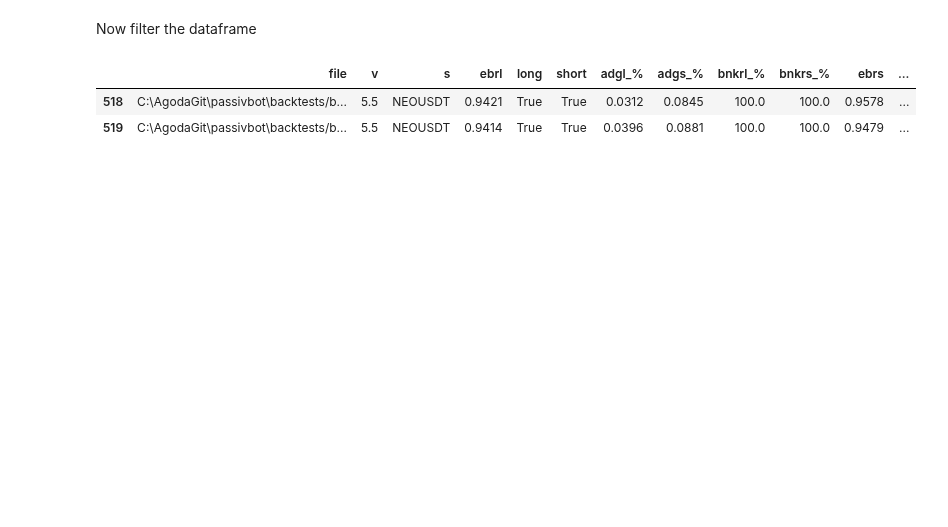
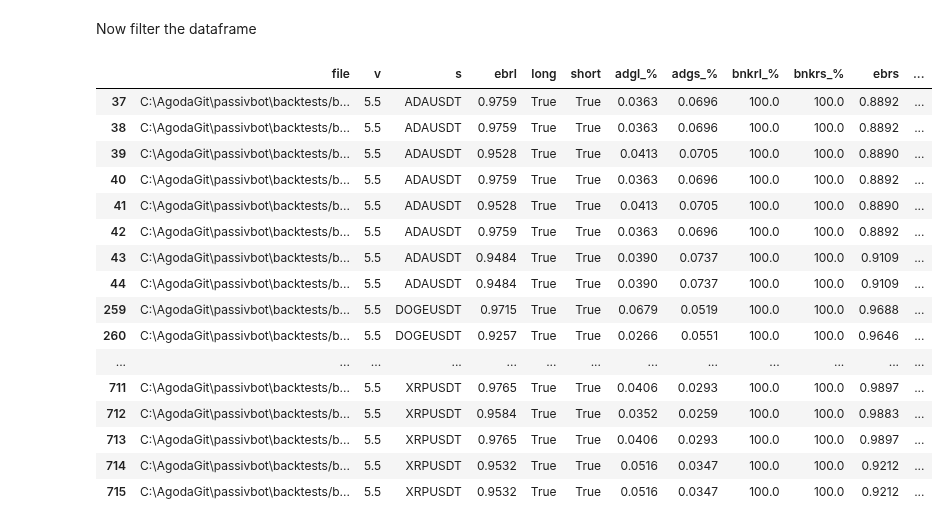
Before and after one commit to shroukkhan/passivbot, a Jupyter notebook: analyze_result.ipynb, the cells around one changed output. Saved outputs shown, nothing was run; the diff lists cells and outputs as text; code cells hidden in the pictures; blank space fills up the shorter version.

```diff
--- a/analyze_result.ipynb
+++ b/analyze_result.ipynb
@@ -81,37 +81,59 @@ allowed_symbols = ["ETHUSDT", "XRPUSDT", "1000SHIBUSDT", "DOGEUSDT", "ADAUSDT",
                    "ONEUSDT", "OMGUSDT", "XLMUSDT", "RUNEUSDT", "ENJUSDT",
                    "CELRUSDT", "SXPUSDT", "1INCHUSDT", "SRMUSDT", "COTIUSDT",
                    "ZECUSDT", "QTUMUSDT", "GRTUSDT", "DENTUSDT", "SFPUSDT",
                    "STORJUSDT", "IOTAUSDT", "HOTUSDT", "NEOUSDT", "COMPUSDT",
                    "LINAUSDT", "KAVAUSDT", "BATUSDT", "WAVESUSDT", "IOSTUSDT",
                    "ALPHAUSDT", "RLCUSDT", "HBARUSDT", "DODOUSDT", "XMRUSDT",
                    "SNXUSDT", "ANKRUSDT", "DASHUSDT", "REEFUSDT", "ZENUSDT",
                    "CVCUSDT", "RENUSDT", "ICXUSDT", "RSRUSDT", "SKLUSDT",
                    "NKNUSDT", "BELUSDT", "ONTUSDT", "OGNUSDT", "BLZUSDT",
                    "MTLUSDT", "CTKUSDT", "RVNUSDT", "LITUSDT", "MKRUSDT",
                    "OCEANUSDT", "ZILUSDT", "UNFIUSDT", "BANDUSDT", "YFIIUSDT",
                    "TOMOUSDT", "TRBUSDT", "KNCUSDT", "STMXUSDT", "ZRXUSDT",
                    "SCUSDT", "AKROUSDT", "XEMUSDT", "FLMUSDT", "BALUSDT",
                    "BTSUSDT", "DGBUSDT", "DEFIUSDT"]
 
-allowed_symbols = ["NEOUSDT"]
+allowed_symbols = ["NEOUSDT",
+"XLMUSDT",
+"HBARUSDT",
+"SXPUSDT",
+"ETHUSDT",
+"XRPUSDT",
+"1000SHIBUSDT",
+"DOGEUSDT",
+"ADAUSDT",]
 big_data['adgt_%'] = big_data['adgl_%']+big_data['adgs_%']
 df = big_data[(big_data.s.isin(allowed_symbols))
               & (big_data['long'] == True)
               & (big_data['short'] == True)
-              & (big_data['adgt_%'] > 0.1 )
+              #& (big_data['adgt_%'] > 0.1 )
               & (big_data['bnkrl_%'] > 95.0)
               & (big_data['bnkrs_%'] > 95.0)
               & (big_data['v'] == '5.5')
 
     # & (big_data['tg_%'] > 10)
     # & (big_data['ebr'] > .85)
               ]
 #df['total_adg'] = big_data['adgl_%'] + big_data['adgs_%']
 df
 # %% [output]
 |  | file | v | s | ebrl | long | short | adgl_% | adgs_% | bnkrl_% | bnkrs_% | ebrs | ... |
-| 518 | C:\AgodaGit\passivbot\backtests/b... | 5.5 | NEOUSDT | 0.9421 | True | True | 0.0312 | 0.0845 | 100.0 | 100.0 | 0.9578 | ... |
-| 519 | C:\AgodaGit\passivbot\backtests/b... | 5.5 | NEOUSDT | 0.9414 | True | True | 0.0396 | 0.0881 | 100.0 | 100.0 | 0.9479 | ... |
+| 37 | C:\AgodaGit\passivbot\backtests/b... | 5.5 | ADAUSDT | 0.9759 | True | True | 0.0363 | 0.0696 | 100.0 | 100.0 | 0.8892 | ... |
+| 38 | C:\AgodaGit\passivbot\backtests/b... | 5.5 | ADAUSDT | 0.9759 | True | True | 0.0363 | 0.0696 | 100.0 | 100.0 | 0.8892 | ... |
+| 39 | C:\AgodaGit\passivbot\backtests/b... | 5.5 | ADAUSDT | 0.9528 | True | True | 0.0413 | 0.0705 | 100.0 | 100.0 | 0.8890 | ... |
+| 40 | C:\AgodaGit\passivbot\backtests/b... | 5.5 | ADAUSDT | 0.9759 | True | True | 0.0363 | 0.0696 | 100.0 | 100.0 | 0.8892 | ... |
+| 41 | C:\AgodaGit\passivbot\backtests/b... | 5.5 | ADAUSDT | 0.9528 | True | True | 0.0413 | 0.0705 | 100.0 | 100.0 | 0.8890 | ... |
+| 42 | C:\AgodaGit\passivbot\backtests/b... | 5.5 | ADAUSDT | 0.9759 | True | True | 0.0363 | 0.0696 | 100.0 | 100.0 | 0.8892 | ... |
+| 43 | C:\AgodaGit\passivbot\backtests/b... | 5.5 | ADAUSDT | 0.9484 | True | True | 0.0390 | 0.0737 | 100.0 | 100.0 | 0.9109 | ... |
+| 44 | C:\AgodaGit\passivbot\backtests/b... | 5.5 | ADAUSDT | 0.9484 | True | True | 0.0390 | 0.0737 | 100.0 | 100.0 | 0.9109 | ... |
+| 259 | C:\AgodaGit\passivbot\backtests/b... | 5.5 | DOGEUSDT | 0.9715 | True | True | 0.0679 | 0.0519 | 100.0 | 100.0 | 0.9688 | ... |
+| 260 | C:\AgodaGit\passivbot\backtests/b... | 5.5 | DOGEUSDT | 0.9257 | True | True | 0.0266 | 0.0551 | 100.0 | 100.0 | 0.9646 | ... |
+| ... | ... | ... | ... | ... | ... | ... | ... | ... | ... | ... | ... | ... |
+| 711 | C:\AgodaGit\passivbot\backtests/b... | 5.5 | XRPUSDT | 0.9765 | True | True | 0.0406 | 0.0293 | 100.0 | 100.0 | 0.9897 | ... |
+| 712 | C:\AgodaGit\passivbot\backtests/b... | 5.5 | XRPUSDT | 0.9584 | True | True | 0.0352 | 0.0259 | 100.0 | 100.0 | 0.9883 | ... |
+| 713 | C:\AgodaGit\passivbot\backtests/b... | 5.5 | XRPUSDT | 0.9765 | True | True | 0.0406 | 0.0293 | 100.0 | 100.0 | 0.9897 | ... |
+| 714 | C:\AgodaGit\passivbot\backtests/b... | 5.5 | XRPUSDT | 0.9532 | True | True | 0.0516 | 0.0347 | 100.0 | 100.0 | 0.9212 | ... |
+| 715 | C:\AgodaGit\passivbot\backtests/b... | 5.5 | XRPUSDT | 0.9532 | True | True | 0.0516 | 0.0347 | 100.0 | 100.0 | 0.9212 | ... |
 # %%
 df.drop_duplicates(subset=['s', 'tgl_%','tgs_%','adgl_%','adgs_%','adgt_%', 'bnkrl_%', 'bnkrs_%', 'ebrl', 'ebrs', 'long', 'short'], keep='first',
                    inplace=True)
```
Also changed, not shown: parts of 2 cells of this notebook, 9 other files.
